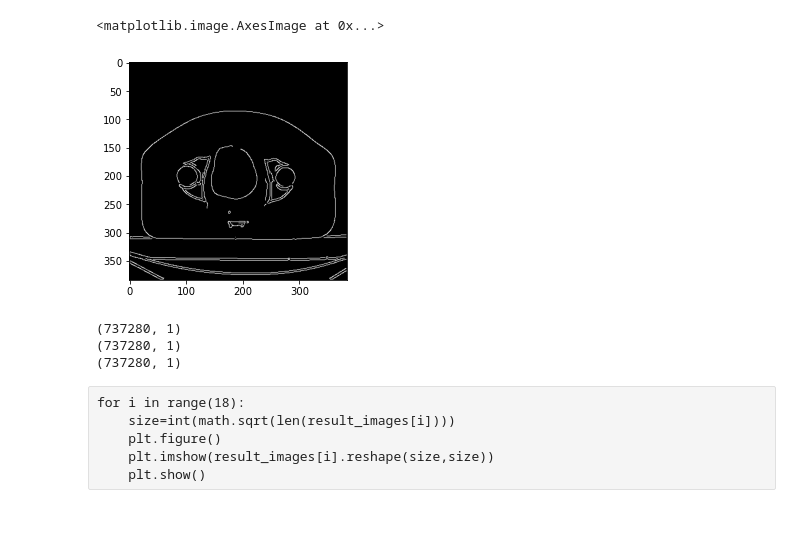
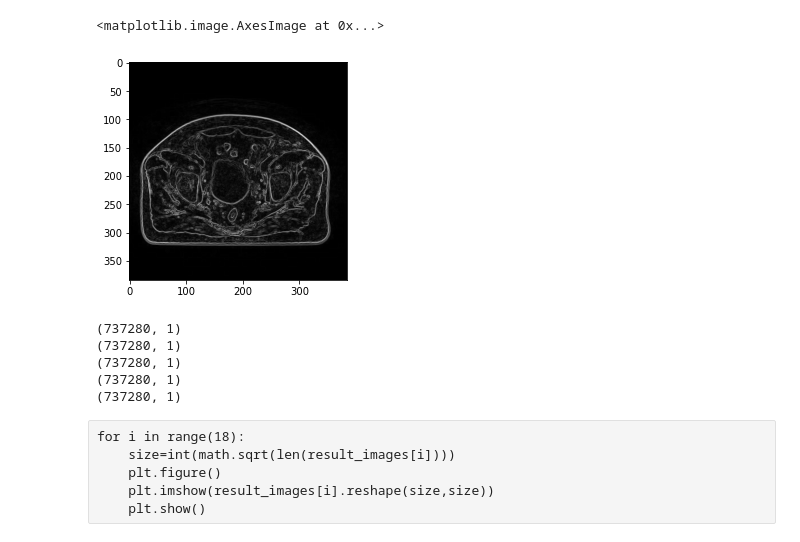
Before and after one commit to MYildizz/Inter-Modality-Image-Registration, a Jupyter notebook: Code_/deepLearning.ipynb, the cells around one changed output. Cells and saved outputs as stored; diff of their text form; code cells hidden in the pictures.

```diff
--- a/Code_/deepLearning.ipynb
+++ b/Code_/deepLearning.ipynb
@@ -10,0 +9,24 @@ dim=(100,100)
+# %%
+def calculateDistance(point1,point2):
+    return math.sqrt((point1[0]-point2[0])**2 + (point1[1]-point2[1])**2)
+
+def calculateIdealLowPassFilter(D0,imgShape):
+    lowPassScpectrum = np.zeros(imgShape[:2])
+    rows, cols = imgShape[:2]
+    center = (rows/2,cols/2)
+    for x in range(cols):
+        for y in range(rows):
+            if calculateDistance((y,x),center) < D0:
+                lowPassScpectrum[y,x] = 1
+    return lowPassScpectrum
+
+def low_pass(img):
+
+    original = np.fft.fft2(img)
+    center = np.fft.fftshift(original)
+    LowPassCenter =  center * calculateIdealLowPassFilter(30,img.shape)
+
+    LowPass = np.fft.ifftshift(LowPassCenter)
+    inverse_LowPass = np.fft.ifft2(LowPass)
+
+    return np.abs(inverse_LowPass)
@@ -11,29 +56,36 @@ dim=(100,100)
 # %%
 a=cv2.imread("CT/"+str(1)+".jpeg")
 b=cv2.imread("MRI/"+str(1)+".jpeg")
 c=plt.imread("RESULT/"+str(1)+".tif")
 
 # MRI - CT images
 ct_images = cv2.cvtColor(a, cv2.COLOR_BGR2GRAY)
 mr_images = cv2.cvtColor(b, cv2.COLOR_BGR2GRAY)
 
 #Features1
 edge_sobel_mr = filters.sobel(mr_images).reshape(-1,1)
 edge_sobel_ct=filters.sobel(ct_images).reshape(-1,1)
 
 #Feature2
 edge_mr = feature.canny(mr_images).reshape(-1,1)
 edge_ct=feature.canny(ct_images).reshape(-1,1)
 
+#Feature3 Low Pass Filter
+low_pass_mr=low_pass(mr_images).reshape(-1,1)
+low_pass_ct=low_pass(ct_images).reshape(-1,1)
+
+#Feature4 High Pass Filter
+#high_pass_mr=high_pass(mr_images).reshape(-1,1)
+#high_pass_ct=high_pass(ct_images).reshape(-1,1)
 
 ct_images = ct_images.reshape(-1,1)
 mr_images = mr_images.reshape(-1,1)
 result_images = cv2.cvtColor(c, cv2.COLOR_BGR2GRAY).reshape(-1,1)
 
-plt.imshow(edge_ct.reshape(384,384),cmap="gray")
+plt.imshow(edge_sobel_mr.reshape(384,384),cmap="gray")
 # %% [output]
 <matplotlib.image.AxesImage at 0x...>
-[figure, old version]
+[figure, new version]
 # %%
 
 for i in range(2,6):
@@ -54,6 +106,10 @@ for i in range(2,6):
     g = feature.canny(b).reshape(-1,1)
     h=feature.canny(a).reshape(-1,1)
 
+    #Feature3 Low Pass Filter
+    x=low_pass(b).reshape(-1,1)
+    y=low_pass(a).reshape(-1,1)
+
     a=a.reshape(-1,1)
     b=b.reshape(-1,1)
 
@@ -67,15 +123,22 @@ for i in range(2,6):
     edge_mr=np.concatenate((edge_mr, g), axis=0)
     edge_ct=np.concatenate((edge_ct, h), axis=0)
 
+    low_pass_mr=np.concatenate((low_pass_mr, x), axis=0)
+    low_pass_ct=np.concatenate((low_pass_ct, y), axis=0)
+
 
 
 print(ct_images.shape)
 print(mr_images.shape)
 print(result_images.shape)
+print(low_pass_mr.shape)
+print(low_pass_ct.shape)
 # %% [output]
 (737280, 1)
 (737280, 1)
 (737280, 1)
+(737280, 1)
+(737280, 1)
 # %% [raw]
 for i in range(18):
     size=int(math.sqrt(len(result_images[i])))
```
Also changed, not shown: parts of 15 cells of this notebook, 3 other files.
